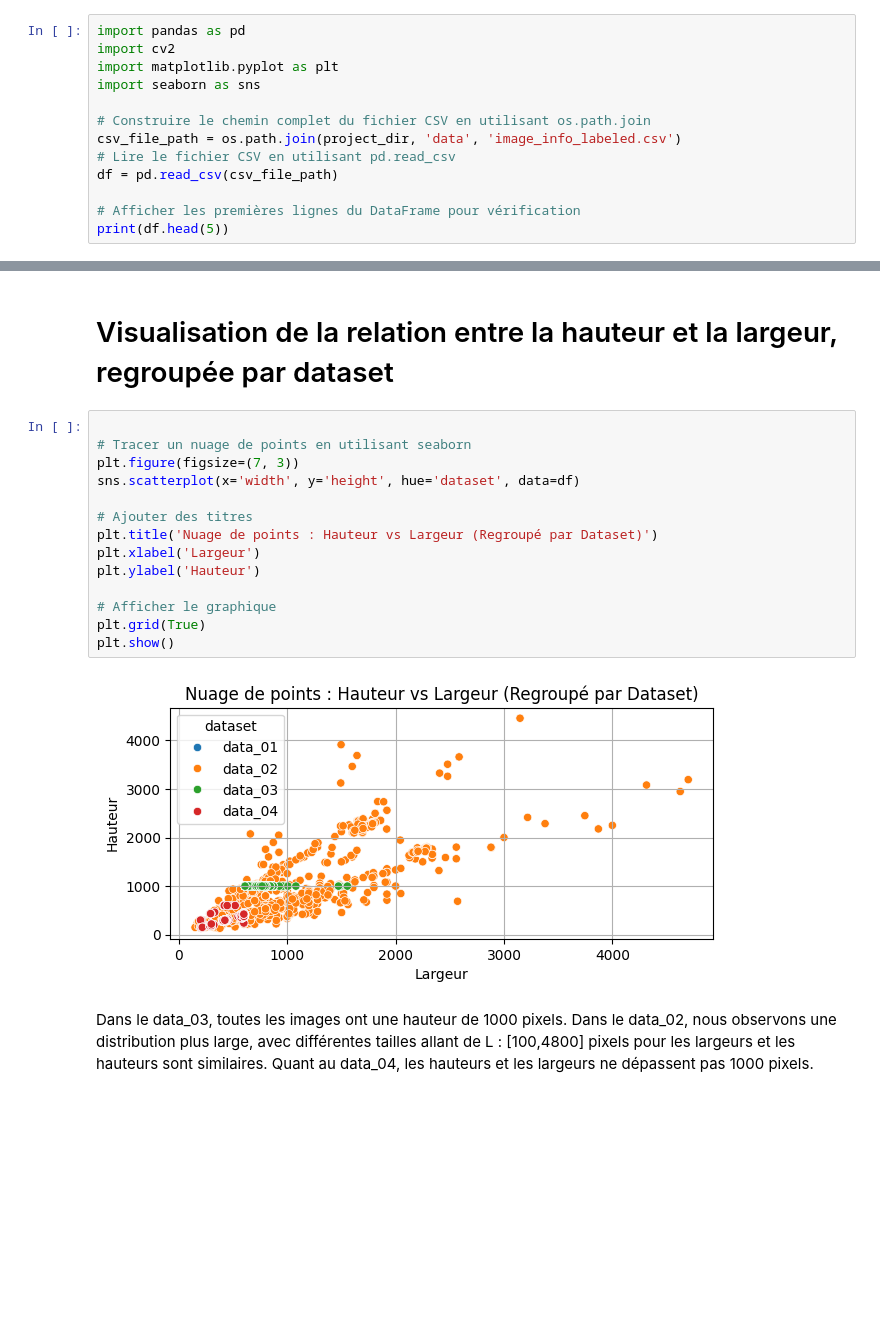
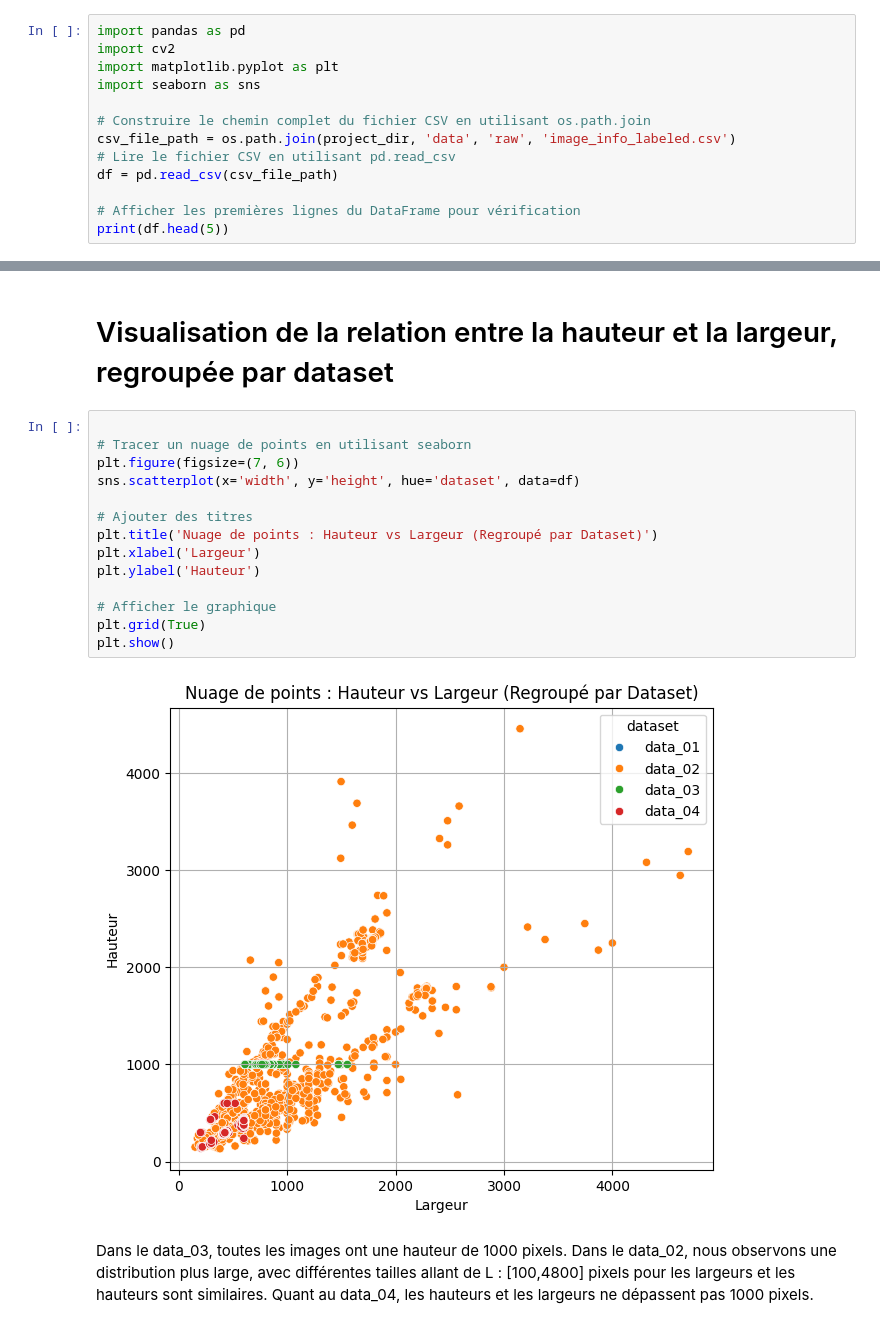
Before and after one commit to HSrbyte/doc-classifier, a Jupyter notebook: notebooks/02-benkou-data-visualisation.ipynb, the cells around one changed output, grey strips where cells are left out. Cells and saved outputs as stored; diff of their text form; blank space fills up the shorter version.

Commit message:
update visualisation

```diff
--- a/notebooks/02-benkou-data-visualisation.ipynb
+++ b/notebooks/02-benkou-data-visualisation.ipynb
@@ -18,7 +16,7 @@ import matplotlib.pyplot as plt
 import seaborn as sns
 
 # Construire le chemin complet du fichier CSV en utilisant os.path.join
-csv_file_path = os.path.join(project_dir, 'data', 'image_info_labeled.csv')
+csv_file_path = os.path.join(project_dir, 'data', 'raw', 'image_info_labeled.csv')
 # Lire le fichier CSV en utilisant pd.read_csv
 df = pd.read_csv(csv_file_path)
 
@@ -43,19 +41,19 @@ print(df.head(5))
 # %%
 
 # Tracer un nuage de points en utilisant seaborn
-plt.figure(figsize=(7, 3))
+plt.figure(figsize=(7, 6))
 sns.scatterplot(x='width', y='height', hue='dataset', data=df)
 
 # Ajouter des titres
 plt.title('Nuage de points : Hauteur vs Largeur (Regroupé par Dataset)')
 plt.xlabel('Largeur')
 plt.ylabel('Hauteur')
 
 # Afficher le graphique
 plt.grid(True)
 plt.show()
 # %% [output]
-[figure, old version]
+[figure, new version]
 # %% [markdown]
 Dans le data_03, toutes les images ont une hauteur de 1000 pixels.
 Dans le data_02, nous observons une distribution plus large, avec différentes tailles allant de L : [100,4800] pixels pour les largeurs et les hauteurs sont similaires.
```
Also changed, not shown: parts of 12 cells of this notebook.
